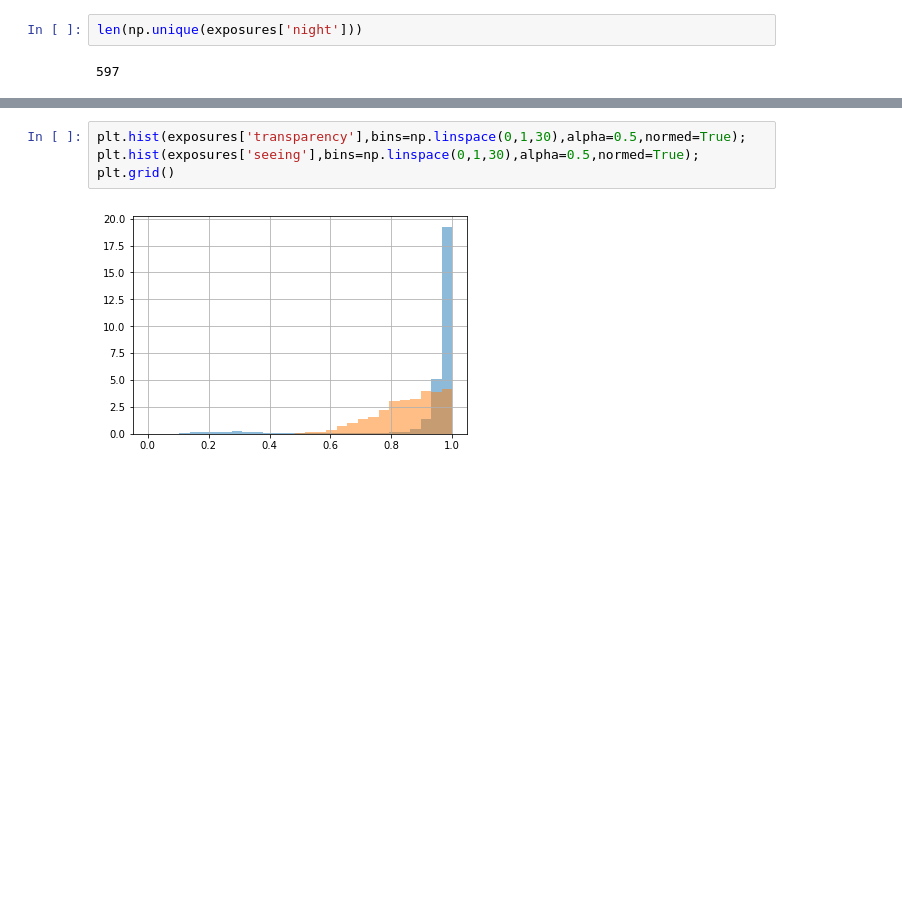
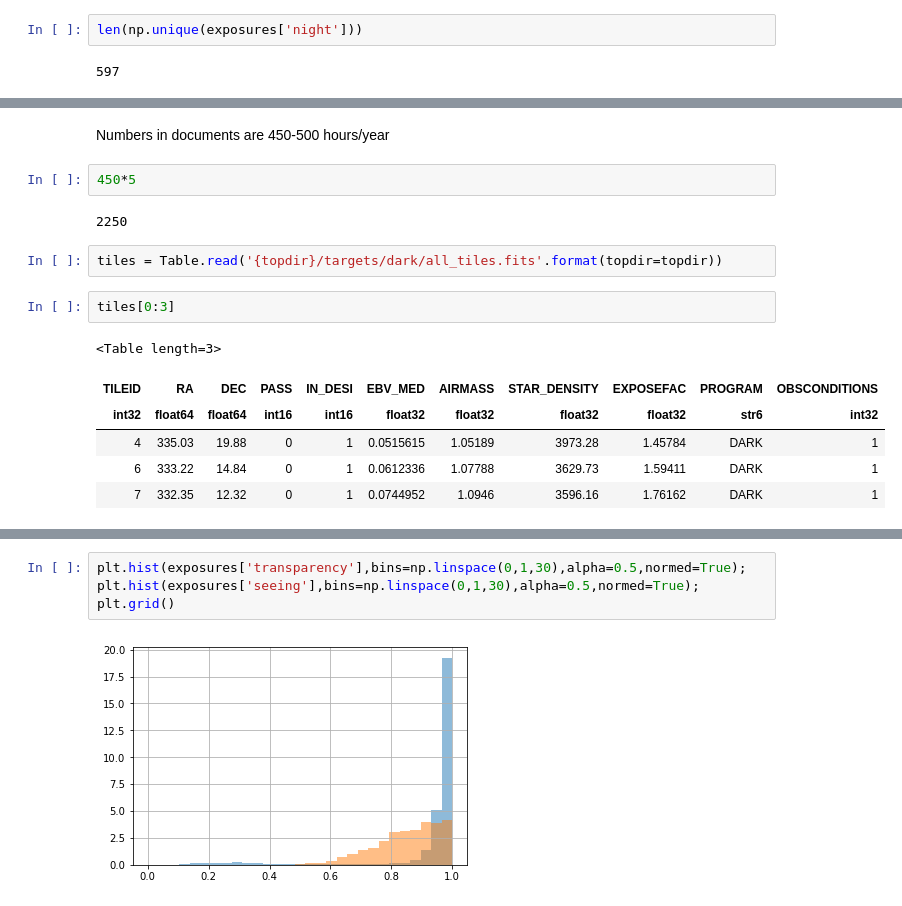
Before and after one commit to apcooper/desinb, a Jupyter notebook: quicksurvey2017b.ipynb, the cells around one changed output, grey strips where cells are left out. Saved outputs shown, nothing was run; the diff lists cells and outputs as text; blank space fills up the shorter version.

```diff
--- a/quicksurvey2017b.ipynb
+++ b/quicksurvey2017b.ipynb
@@ -211,0 +261,17 @@ Normal twilight: 0.317982
+# %% [markdown]
+Numbers in documents are 450-500 hours/year
+# %%
+450*5
+# %% [output]
+2250
+# %%
+tiles = Table.read('{topdir}/targets/dark/all_tiles.fits'.format(topdir=topdir))
+# %%
+tiles[0:3]
+# %% [output]
+<Table length=3>
+| TILEID | RA | DEC | PASS | IN_DESI | EBV_MED | AIRMASS | STAR_DENSITY | EXPOSEFAC | PROGRAM | OBSCONDITIONS |
+| int32 | float64 | float64 | int16 | int16 | float32 | float32 | float32 | float32 | str6 | int32 |
+| 4 | 335.03 | 19.88 | 0 | 1 | 0.0515615 | 1.05189 | 3973.28 | 1.45784 | DARK | 1 |
+| 6 | 333.22 | 14.84 | 0 | 1 | 0.0612336 | 1.07788 | 3629.73 | 1.59411 | DARK | 1 |
+| 7 | 332.35 | 12.32 | 0 | 1 | 0.0744952 | 1.0946 | 3596.16 | 1.76162 | DARK | 1 |
```
Also changed, not shown: parts of 17 cells of this notebook, 1 other file.
